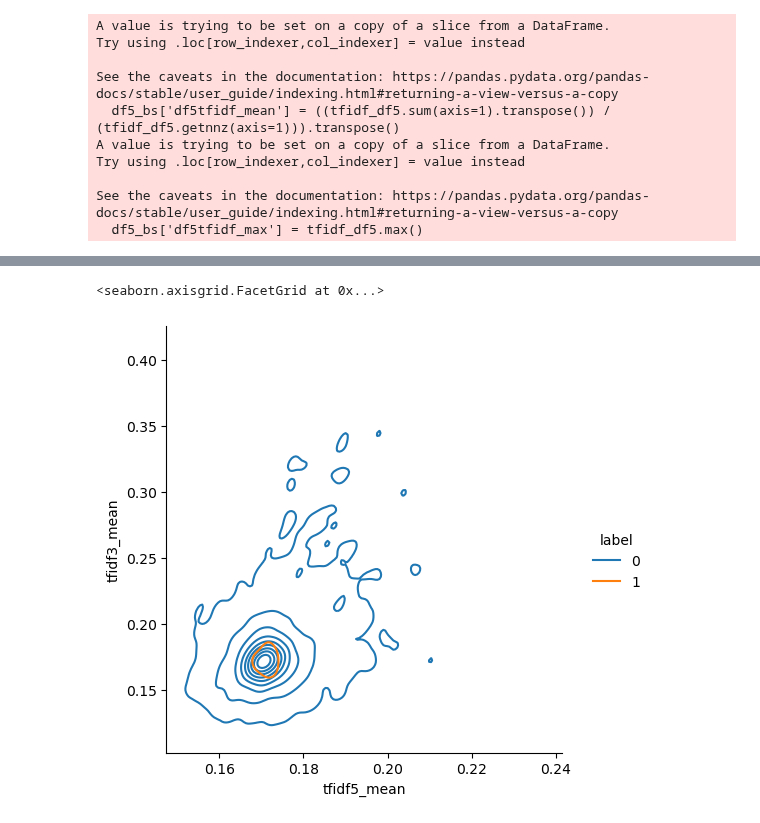
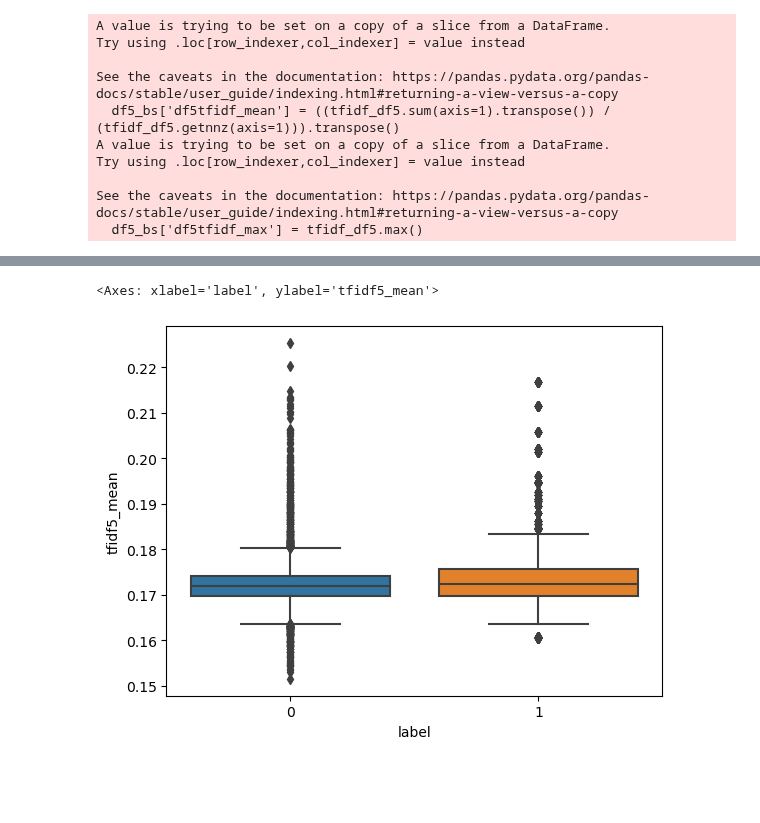
Before and after one commit to kenclements/praxis, a Jupyter notebook: cert-preprocess.ipynb, the cells around one changed output, grey strips where cells are left out. Cells and saved outputs as stored; diff of their text form; code cells hidden in the pictures; blank space fills up the shorter version.

```diff
--- a/cert-preprocess.ipynb
+++ b/cert-preprocess.ipynb
@@ -293,0 +304,3 @@ final_under['label'] = y
+# %%
+final_oversample = RandomOverSampler(sampling_strategy='minority')
+X_final_over, y_final_over = final_oversample.fit_resample(X, y)
@@ -393,6 +338,5 @@ sb.displot(data=temp4, x="tfidf4_mean", hue="label", kind='kde')
-# %%
-#sb.histplot(data=temp5['tfidf5_mean'])
-sb.displot(data=temp3, x="tfidf5_mean", y='tfidf3_mean', hue="label", kind='kde')
-# %% [output]
-<seaborn.axisgrid.FacetGrid at 0x...>
-[figure, removed]
+# %%
+sb.boxplot(data=final_over, x="label", y='tfidf5_mean')
+# %% [output]
+<Axes: xlabel='label', ylabel='tfidf5_mean'>
+[figure, added]
```
Also changed, not shown: parts of 93 cells of this notebook, 2 other files.
